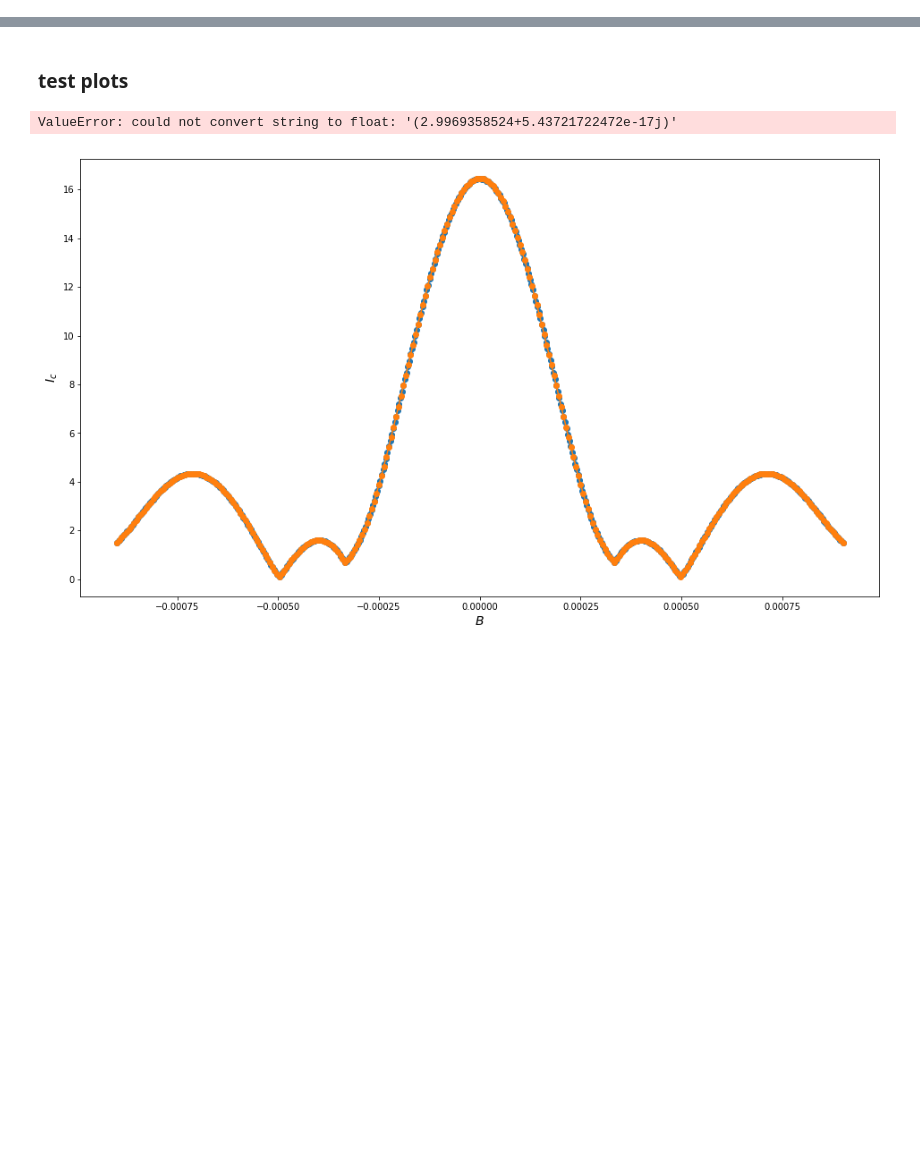
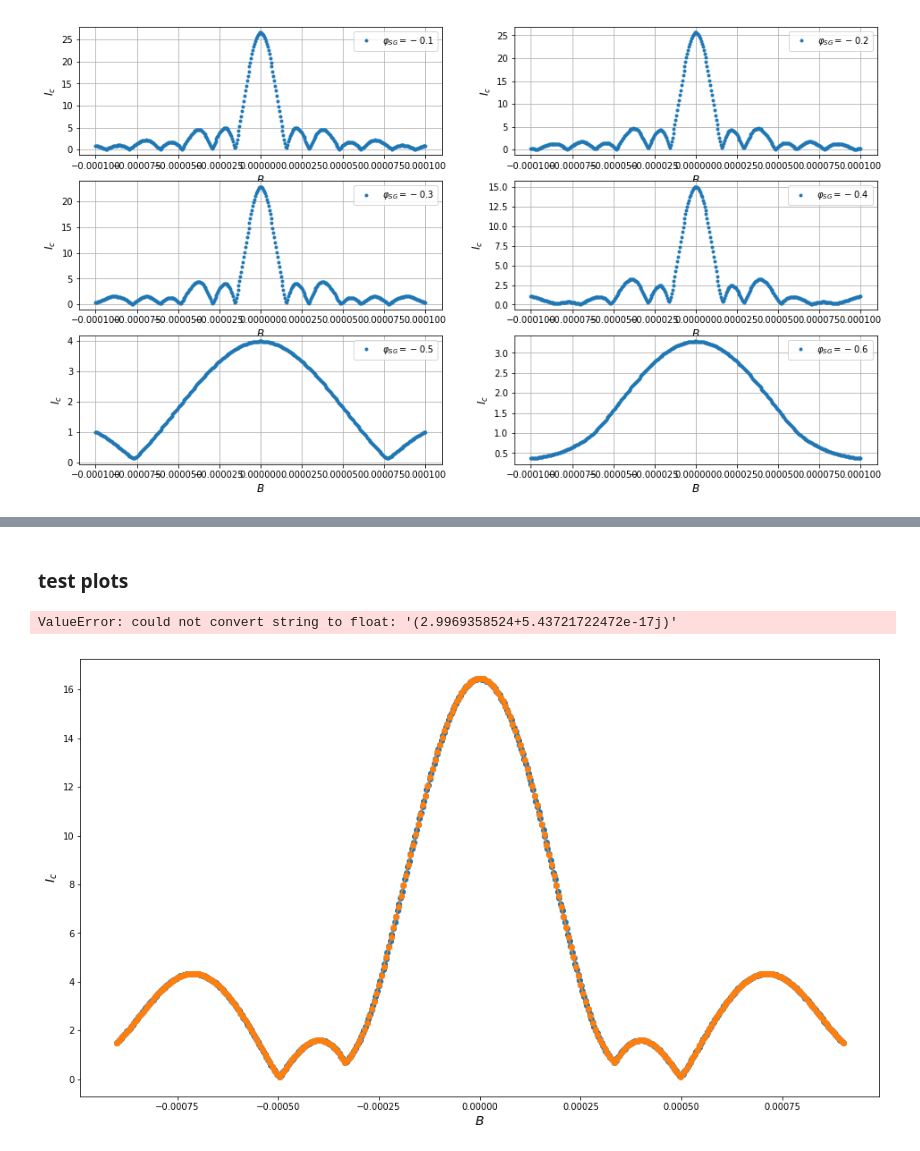
Before and after one commit to NeroCorleone/thesis, a Jupyter notebook: code/plots.ipynb, the cells around one changed output, grey strips where cells are left out. Drawn from its saved outputs; the diff is of its cells as text; code cells hidden in the pictures; blank space fills up the shorter version.

```diff
--- a/code/plots.ipynb
+++ b/code/plots.ipynb
@@ -6,6 +6,14 @@ import numpy as np
 import csv
 import os
 %matplotlib inline
+# %%
+def read_imag_values(file):
+    result = []
+    with open(file) as csvfile:
+        reader = csv.reader(csvfile, delimiter=',')
+        for index, row in enumerate(reader):
+            result.append([float(element) for element in row])
+    return(result)
 # %%
 def readValues(filename):
     values = []
@@ -38,3 +46,28 @@ def get_dirs(directory):
     for subdir in subdirs:
         vsg = subdir[4:-18]
         yield((vsg, directory + subdir + '/data.csv'))
+# %%
+dir2 = '/home/nefta/thesis/results/wg3_double/supercurrent/nbpoints=400/'
+maxB = 0.0001
+nb_points = 400
+mag_field = np.linspace(-maxB, maxB, nb_points)
+# %%
+files = get_dirs_list(dir2)
+fig = plt.figure(figsize=(16, 9))
+for i, label in enumerate(('a', 'b', 'c', 'd', 'e', 'f',)):
+    try:
+        offset = 0
+        n = 321 + i
+        ax = fig.add_subplot(n)
+        current_values = np.asarray(read_imag_values(files[i + offset ][1])).T
+        ax.plot(mag_field, current_values[0], linestyle='None',
+                 marker='.', label=r'$\varphi_{{SG}} = {0}$'.format(files[i + offset][0]))
+        ax.grid()
+        ax.legend(loc=1)
+        ax.set_xlabel(r'$B$', fontsize=12)
+        ax.set_ylabel(r'$I_c$', fontsize=12)
+        ax.ticklabel_format(style='sci')
+    except IndexError:
+        pass
+# %% [output]
+[figure, added]
```
Also changed, not shown: parts of 3 cells of this notebook, 22 other files.
